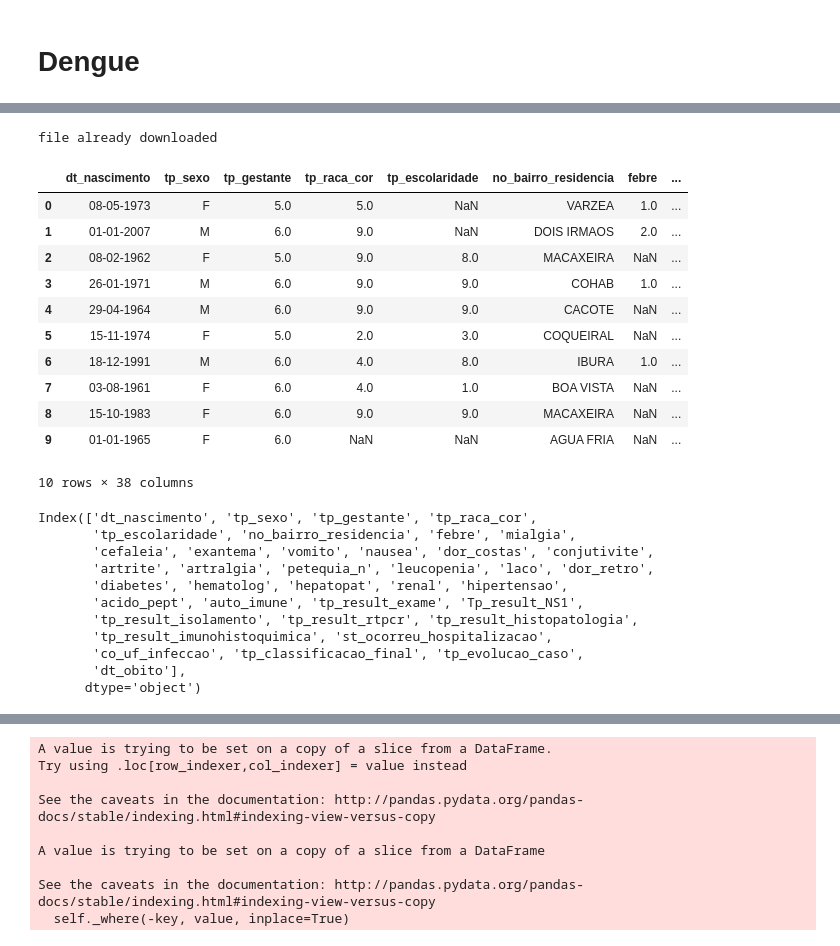
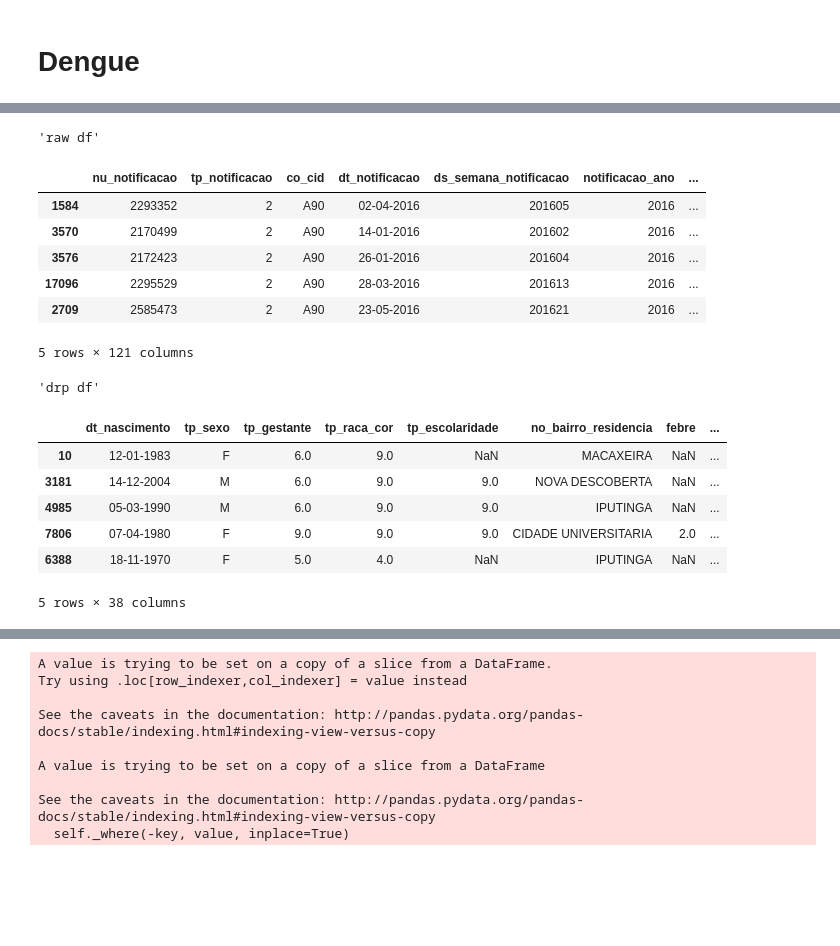
Before and after one commit to if1015-datascience-ufpe/2018-1-projeto-apt, a Jupyter notebook: dengue.ipynb, the cells around one changed output, grey strips where cells are left out. Cells and saved outputs as stored; diff of their text form; code cells hidden in the pictures; blank space fills up the shorter version.

Commit message:
Refactor the code and add some tables plots

```diff
--- a/dengue.ipynb
+++ b/dengue.ipynb
@@ -12,50 +16,48 @@ import holoviews as hv
 database_url = 'http://dados.recife.pe.gov.br/dataset/2a9b1c39-0700-4ddf-9a10-b3c8d5d9396c/resource/2a2ef847-7063-462e-bf76-a49ebc9a6d13/download/casos-dengue2016.csv'
 database_file = 'casos-dengue2016.csv'
 
-if os.path.exists(database_file):
-    print('file already downloaded')
-else:
+if not os.path.exists(database_file):
     response = requests.get(database_url, stream=True)
     if response.status_code == 200:
         with open(database_file, 'wb') as file:
             file.write(response.content)
-        print('file downloaded')
-    else:
-        raise Exception('could not download file')
-# %% [output]
-file already downloaded
 # %%
-df  = pd.read_csv(database_file, sep=';', header='infer', encoding='latin1', low_memory=False)
+raw_df = pd.read_csv(database_file, sep=';', header='infer', encoding='latin1', low_memory=False)
+
 drop_columns = [
     'nu_notificacao', 'tp_notificacao', 'co_cid', 'dt_notificacao', 'ds_semana_notificacao', 'notificacao_ano',
     'co_uf_notificacao', 'notificacao_ano', 'co_municipio_notificacao', 'id_regional', 'co_unidade_notificacao',
     'dt_diagnostico_sintoma', 'ds_semana_sintoma', 'nu_idade', 'co_uf_residencia', 'co_municipio_residencia',
     'co_regional_residencia', 'co_distrito_residencia', 'co_bairro_residencia', 'co_logradouro_residencia',
     'nome_logradouro_residencia', 'co_geo_campo_1', 'co_geo_campo_2', 'tp_zona_residencia', 'co_pais_residencia',
     'dt_investigacao', 'co_cbo_ocupacao', 'dt_chil_s1', 'dt_chil_s2', 'dt_prnt', 'res_chiks1', 'res_chiks2',
     'resul_prnt', 'dt_coleta_exame', 'dt_coleta_NS1', 'dt_coleta_isolamento', 'dt_coleta_rtpcr', 'tp_sorotipo',
     'dt_internacao', 'co_uf_hospital', 'co_municipio_hospital', 'co_unidade_hospital', 'nu_ddd_hospital',
     'nu_telefone_hospital', 'tp_autoctone_residencia', 'co_pais_infeccao', 'co_municipio_infeccao',
     'co_distrito_infeccao', 'co_bairro_infeccao', 'no_bairro_infeccao', 'tp_criterio_confirmacao',
     'st_doenca_trabalho', 'clinc_chik', 'dt_encerramento', 'alrm_hipot', 'alrm_plaq', 'alrm_vom', 'alrm_sang',
     'alrm_hemat', 'alrm_abdom', 'alrm_letar', 'dt_alrm', 'mani_hemor', 'alrm_hepat', 'alrm_liq', 'epistaxe',
     'gengivo', 'metro', 'petequias', 'hematura', 'sangram', 'laco_n', 'plasmatico', 'evidencia', 'plaq_menor',
     'complica', 'ds_obs', 'tp_sistema', 'tp_duplicidade', 'dt_digitacao', 'tp_fluxo_retorno',
     'ds_identificador_registro', 'nome_referencia', 'nu_cep'
 ]
+drp_df = raw_df.drop(drop_columns,  axis='columns', errors='ignore')
 
-df = df.drop(drop_columns,  axis='columns', errors='ignore')
-display(df.head(10))
+display('raw df', raw_df.sample(5), 'drp df', drp_df.sample(5))
 # %% [output]
+'raw df'
-|  | dt_nascimento | tp_sexo | tp_gestante | tp_raca_cor | tp_escolaridade | no_bairro_residencia | febre | ... |
-| 0 | 08-05-1973 | F | 5.0 | 5.0 | NaN | VARZEA | 1.0 | ... |
-| 1 | 01-01-2007 | M | 6.0 | 9.0 | NaN | DOIS IRMAOS | 2.0 | ... |
-| 2 | 08-02-1962 | F | 5.0 | 9.0 | 8.0 | MACAXEIRA | NaN | ... |
-| 3 | 26-01-1971 | M | 6.0 | 9.0 | 9.0 | COHAB | 1.0 | ... |
-| 4 | 29-04-1964 | M | 6.0 | 9.0 | 9.0 | CACOTE | NaN | ... |
-| 5 | 15-11-1974 | F | 5.0 | 2.0 | 3.0 | COQUEIRAL | NaN | ... |
-| 6 | 18-12-1991 | M | 6.0 | 4.0 | 8.0 | IBURA | 1.0 | ... |
-| 7 | 03-08-1961 | F | 6.0 | 4.0 | 1.0 | BOA VISTA | NaN | ... |
-| 8 | 15-10-1983 | F | 6.0 | 9.0 | 9.0 | MACAXEIRA | NaN | ... |
-| 9 | 01-01-1965 | F | 6.0 | NaN | NaN | AGUA FRIA | NaN | ... |
+|  | nu_notificacao | tp_notificacao | co_cid | dt_notificacao | ds_semana_notificacao | notificacao_ano | ... |
+| 1584 | 2293352 | 2 | A90 | 02-04-2016 | 201605 | 2016 | ... |
+| 3570 | 2170499 | 2 | A90 | 14-01-2016 | 201602 | 2016 | ... |
+| 3576 | 2172423 | 2 | A90 | 26-01-2016 | 201604 | 2016 | ... |
+| 17096 | 2295529 | 2 | A90 | 28-03-2016 | 201613 | 2016 | ... |
+| 2709 | 2585473 | 2 | A90 | 23-05-2016 | 201621 | 2016 | ... |
-10 rows × 38 columns
+5 rows × 121 columns
+'drp df'
+|  | dt_nascimento | tp_sexo | tp_gestante | tp_raca_cor | tp_escolaridade | no_bairro_residencia | febre | ... |
+| 10 | 12-01-1983 | F | 6.0 | 9.0 | NaN | MACAXEIRA | NaN | ... |
+| 3181 | 14-12-2004 | M | 6.0 | 9.0 | 9.0 | NOVA DESCOBERTA | NaN | ... |
+| 4985 | 05-03-1990 | M | 6.0 | 9.0 | 9.0 | IPUTINGA | NaN | ... |
+| 7806 | 07-04-1980 | F | 9.0 | 9.0 | 9.0 | CIDADE UNIVERSITARIA | 2.0 | ... |
+| 6388 | 18-11-1970 | F | 5.0 | 4.0 | NaN | IPUTINGA | NaN | ... |
+5 rows × 38 columns
@@ -106,14 +63,0 @@ df['tp_evolucao_caso'] = df['tp_evolucao_caso'].apply(lambda x: 'Cura' if x == 1
-# %%
-df.columns
-# %% [output]
-Index(['dt_nascimento', 'tp_sexo', 'tp_gestante', 'tp_raca_cor',
-       'tp_escolaridade', 'no_bairro_residencia', 'febre', 'mialgia',
-       'cefaleia', 'exantema', 'vomito', 'nausea', 'dor_costas', 'conjutivite',
-       'artrite', 'artralgia', 'petequia_n', 'leucopenia', 'laco', 'dor_retro',
-       'diabetes', 'hematolog', 'hepatopat', 'renal', 'hipertensao',
-       'acido_pept', 'auto_imune', 'tp_result_exame', 'Tp_result_NS1',
-       'tp_result_isolamento', 'tp_result_rtpcr', 'tp_result_histopatologia',
-       'tp_result_imunohistoquimica', 'st_ocorreu_hospitalizacao',
-       'co_uf_infeccao', 'tp_classificacao_final', 'tp_evolucao_caso',
-       'dt_obito'],
-      dtype='object')
```
Also changed, not shown: parts of 16 cells of this notebook.
